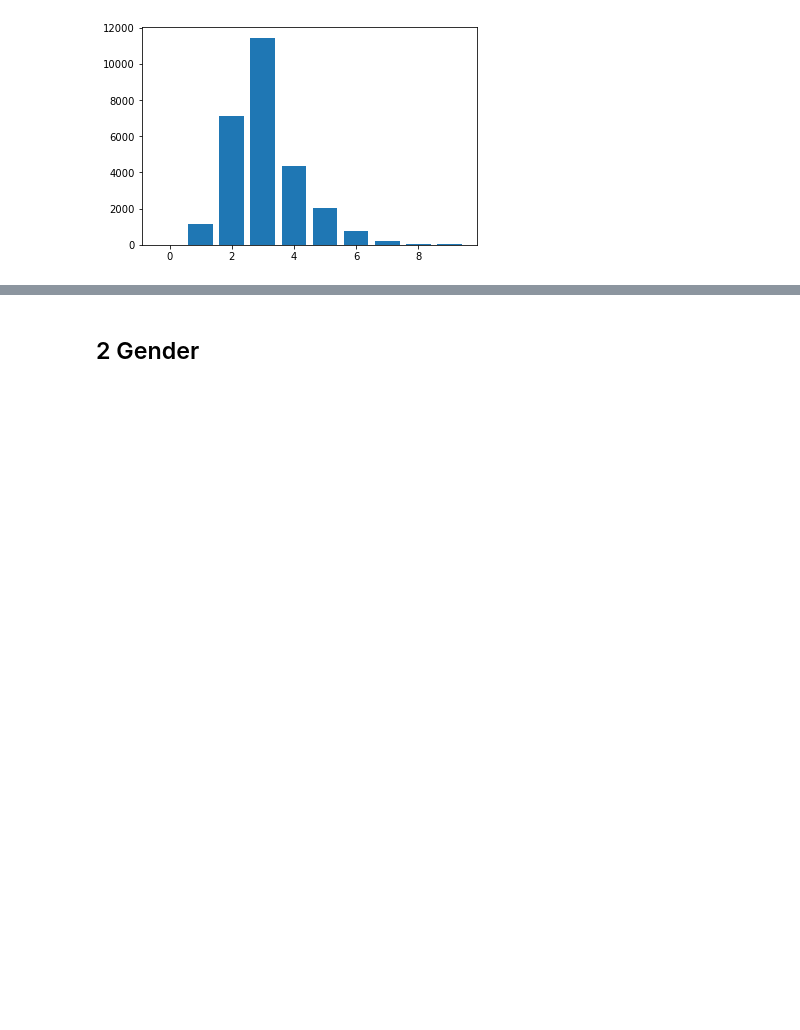
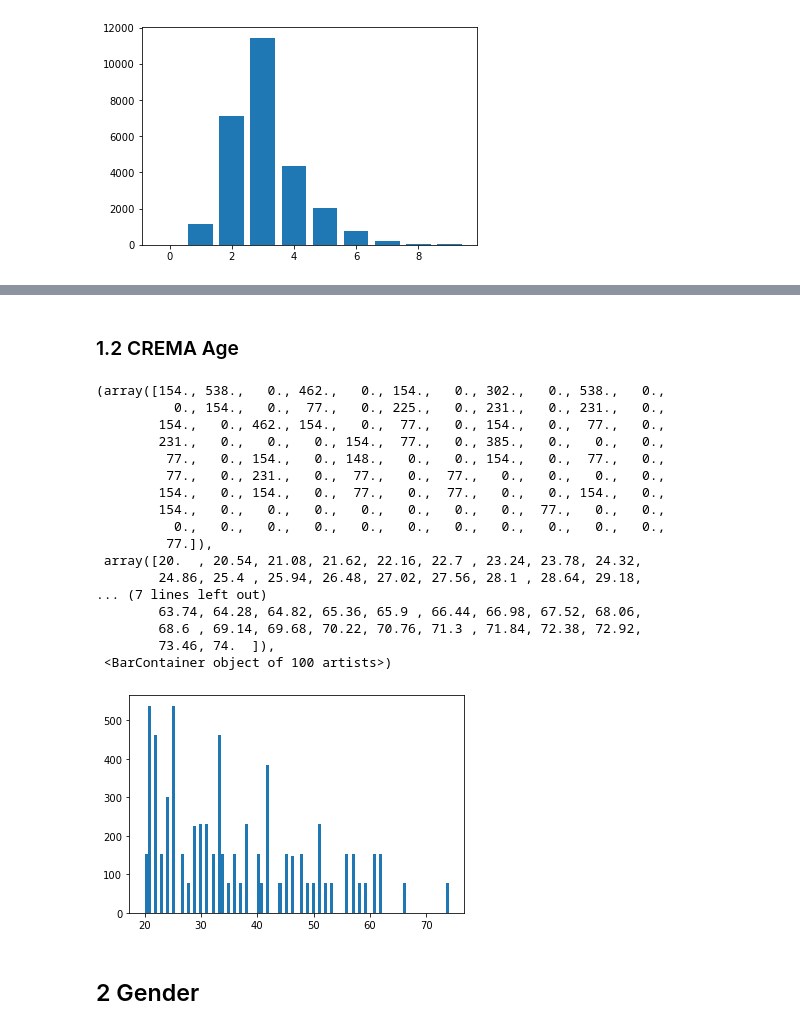
Before and after one commit to YW-Ma/Serika_Estimator, a Jupyter notebook: statistical_data.ipynb, the cells around one changed output, grey strips where cells are left out. Drawn from its saved outputs; the diff is of its cells as text; code cells hidden in the pictures; blank space fills up the shorter version.

```diff
--- a/statistical_data.ipynb
+++ b/statistical_data.ipynb
@@ -77,3 +95,39 @@ plt.bar(age_group_data.keys(), age_group_data.values())
+# %% [markdown]
+### 1.2 CREMA Age
+# %%
+from collections import defaultdict
+
+age_group_data = defaultdict(int)
+age_data = []
+for file in tqdm(os.listdir("225D_DataSet_GT/CREMA/CREMA_label")):
+    label_path = os.path.join("225D_DataSet_GT/CREMA/CREMA_label", file)
+    # normalize to [0,1]
+    with open(label_path) as f:
+        data = json.load(f)
+        # get age
+        age = data['age']
+        age_data.append(age)
+# %%
+plt.hist(age_data, bins=100)
+# %% [output]
+(array([154., 538.,   0., 462.,   0., 154.,   0., 302.,   0., 538.,   0.,
+          0., 154.,   0.,  77.,   0., 225.,   0., 231.,   0., 231.,   0.,
+        154.,   0., 462., 154.,   0.,  77.,   0., 154.,   0.,  77.,   0.,
+        231.,   0.,   0.,   0., 154.,  77.,   0., 385.,   0.,   0.,   0.,
+         77.,   0., 154.,   0., 148.,   0.,   0., 154.,   0.,  77.,   0.,
+         77.,   0., 231.,   0.,  77.,   0.,  77.,   0.,   0.,   0.,   0.,
+        154.,   0., 154.,   0.,  77.,   0.,  77.,   0.,   0., 154.,   0.,
+        154.,   0.,   0.,   0.,   0.,   0.,   0.,   0.,  77.,   0.,   0.,
+          0.,   0.,   0.,   0.,   0.,   0.,   0.,   0.,   0.,   0.,   0.,
+         77.]),
+ array([20.  , 20.54, 21.08, 21.62, 22.16, 22.7 , 23.24, 23.78, 24.32,
+        24.86, 25.4 , 25.94, 26.48, 27.02, 27.56, 28.1 , 28.64, 29.18,
+... (7 lines left out)
+        63.74, 64.28, 64.82, 65.36, 65.9 , 66.44, 66.98, 67.52, 68.06,
+        68.6 , 69.14, 69.68, 70.22, 70.76, 71.3 , 71.84, 72.38, 72.92,
+        73.46, 74.  ]),
+ <BarContainer object of 100 artists>)
+[figure, added]
 # %% [markdown]
 ## 2 Gender
 # %%
```
Also changed, not shown: parts of 10 cells of this notebook, 32 other files.
